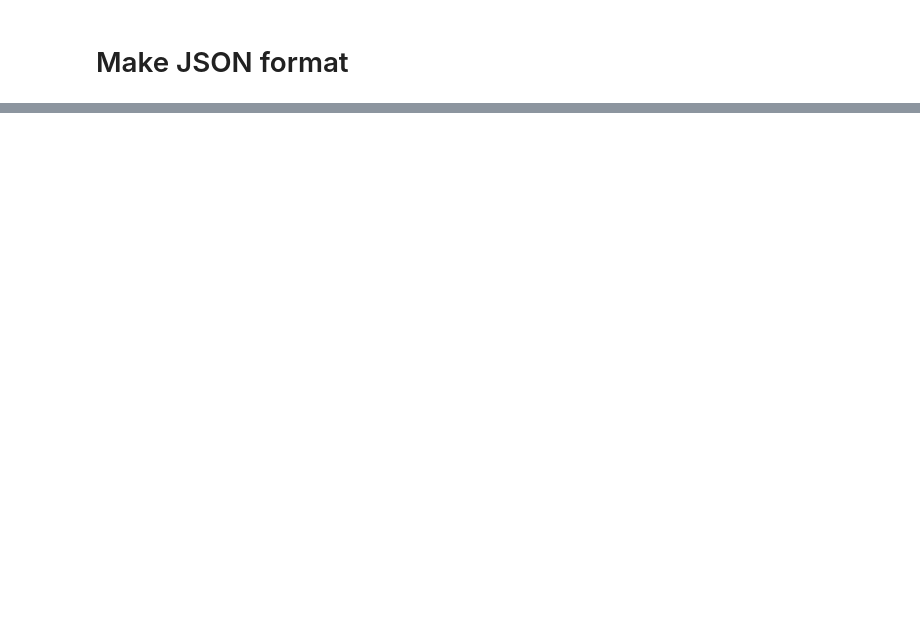
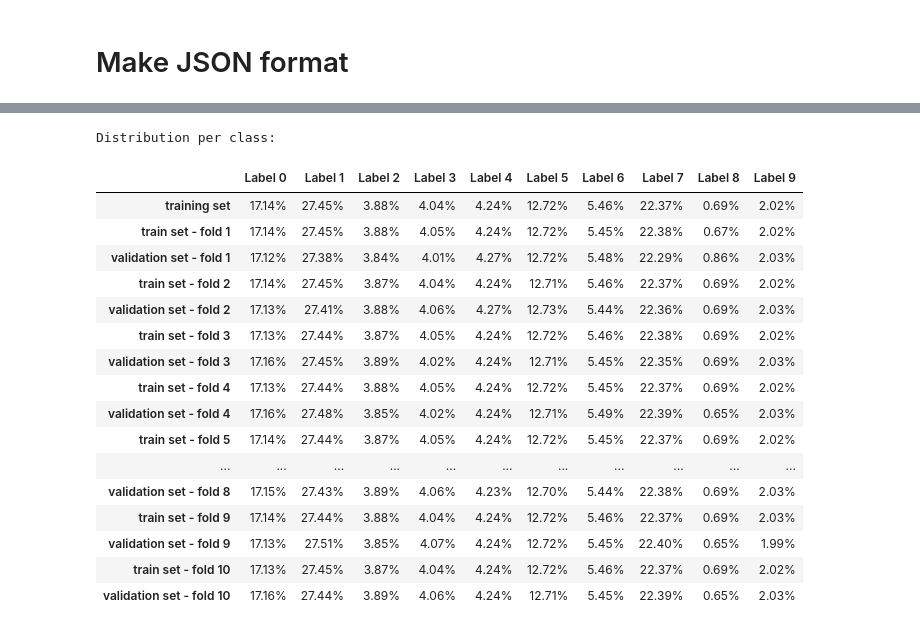
Before and after one commit to boostcampaitech2/object-detection-level2-cv-10, a Jupyter notebook: share/yongbeom/notebook/eda_yongbeom.ipynb, the cells around one changed output, grey strips where cells are left out. Saved outputs shown, nothing was run; the diff lists cells and outputs as text; code cells hidden in the pictures; blank space fills up the shorter version.

```diff
--- a/share/yongbeom/notebook/eda_yongbeom.ipynb
+++ b/share/yongbeom/notebook/eda_yongbeom.ipynb
@@ -203,3 +73,3 @@ json_key: dict_keys(['info', 'licenses', 'images', 'categories', 'annotations'])
 # %%
 coco_json.get_extra_coord()
-coco_json.annotations_df
+df = coco_json.annotations_df.copy()
@@ -300,0 +121,6 @@ dummy_json
+# %%
+# x = df['id']
+# y = df['category_id']
+# groups = df['image_id']
+seed = 123456
+k = 10
@@ -300,0 +132,7 @@ dummy_json
+# %%
+%%timeit
+y_counts_per_group = defaultdict(lambda: np.zeros(labels_num))
+y_distr = Counter()
+for label, g in zip(y, groups):
+    y_counts_per_group[g][label] += 1
+    y_distr[label] += 1
@@ -300,0 +297,51 @@ dummy_json
+# %%
+def get_distribution(y_vals):
+        y_distr = Counter(y_vals)
+        y_vals_sum = sum(y_distr.values())
+        return [f'{y_distr[i] / y_vals_sum:.2%}' for i in range(np.max(y_vals) + 1)]
+# %%
+groups = df['image_id']
+
+all_groups = set(groups)
+
+distrs = [get_distribution(df['category_id'])]
+area_distrs = [get_distribution(df['areaRng_id'])]
+index = ['training set']
+
+for i in range(k):
+    train_groups = all_groups - groups_per_fold[i]
+    test_groups = groups_per_fold[i]
+
+    train_df = df.loc[df['image_id'].isin(train_groups)]
+    valid_df = df.loc[df['image_id'].isin(test_groups)]
+    # df.loc[df['image_id'].isin(test_groups), 'catIds_fold'] = i
+
+    distrs.append(get_distribution(train_df['category_id'].values))
+    index.append(f'train set - fold {i + 1}')
+    distrs.append(get_distribution(valid_df['category_id'].values))
+    index.append(f'validation set - fold {i + 1}')
+
+    area_distrs.append(get_distribution(train_df['areaRng_id'].values))
+    area_distrs.append(get_distribution(valid_df['areaRng_id'].values))
+
+print('Distribution per class:')
+pd.DataFrame(distrs, index=index, columns=[f'Label {l}' for l in range(labels_num)])
+# %% [output]
+Distribution per class:
+|  | Label 0 | Label 1 | Label 2 | Label 3 | Label 4 | Label 5 | Label 6 | Label 7 | Label 8 | Label 9 |
+| training set | 17.14% | 27.45% | 3.88% | 4.04% | 4.24% | 12.72% | 5.46% | 22.37% | 0.69% | 2.02% |
+| train set - fold 1 | 17.14% | 27.45% | 3.88% | 4.05% | 4.24% | 12.72% | 5.45% | 22.38% | 0.67% | 2.02% |
+| validation set - fold 1 | 17.12% | 27.38% | 3.84% | 4.01% | 4.27% | 12.72% | 5.48% | 22.29% | 0.86% | 2.03% |
+| train set - fold 2 | 17.14% | 27.45% | 3.87% | 4.04% | 4.24% | 12.71% | 5.46% | 22.37% | 0.69% | 2.02% |
+| validation set - fold 2 | 17.13% | 27.41% | 3.88% | 4.06% | 4.27% | 12.73% | 5.44% | 22.36% | 0.69% | 2.03% |
+| train set - fold 3 | 17.13% | 27.44% | 3.87% | 4.05% | 4.24% | 12.72% | 5.46% | 22.38% | 0.69% | 2.02% |
+| validation set - fold 3 | 17.16% | 27.45% | 3.89% | 4.02% | 4.24% | 12.71% | 5.45% | 22.35% | 0.69% | 2.03% |
+| train set - fold 4 | 17.13% | 27.44% | 3.88% | 4.05% | 4.24% | 12.72% | 5.45% | 22.37% | 0.69% | 2.02% |
+| validation set - fold 4 | 17.16% | 27.48% | 3.85% | 4.02% | 4.24% | 12.71% | 5.49% | 22.39% | 0.65% | 2.03% |
+| train set - fold 5 | 17.14% | 27.44% | 3.87% | 4.05% | 4.24% | 12.72% | 5.45% | 22.37% | 0.69% | 2.02% |
+| ... | ... | ... | ... | ... | ... | ... | ... | ... | ... | ... |
+| validation set - fold 8 | 17.15% | 27.43% | 3.89% | 4.06% | 4.23% | 12.70% | 5.44% | 22.38% | 0.69% | 2.03% |
+| train set - fold 9 | 17.14% | 27.44% | 3.88% | 4.04% | 4.24% | 12.72% | 5.46% | 22.37% | 0.69% | 2.03% |
+| validation set - fold 9 | 17.13% | 27.51% | 3.85% | 4.07% | 4.24% | 12.72% | 5.45% | 22.40% | 0.65% | 1.99% |
+| train set - fold 10 | 17.13% | 27.45% | 3.87% | 4.04% | 4.24% | 12.72% | 5.46% | 22.37% | 0.69% | 2.02% |
+| validation set - fold 10 | 17.16% | 27.44% | 3.89% | 4.06% | 4.24% | 12.71% | 5.45% | 22.39% | 0.65% | 2.03% |
```
Also changed, not shown: parts of 35 cells of this notebook, 7 other files.
